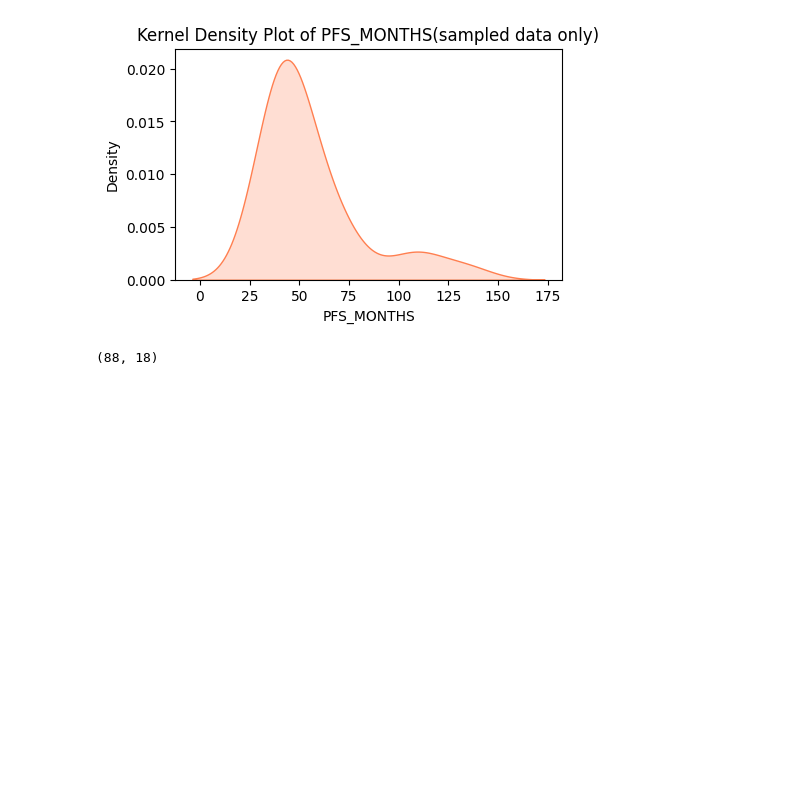
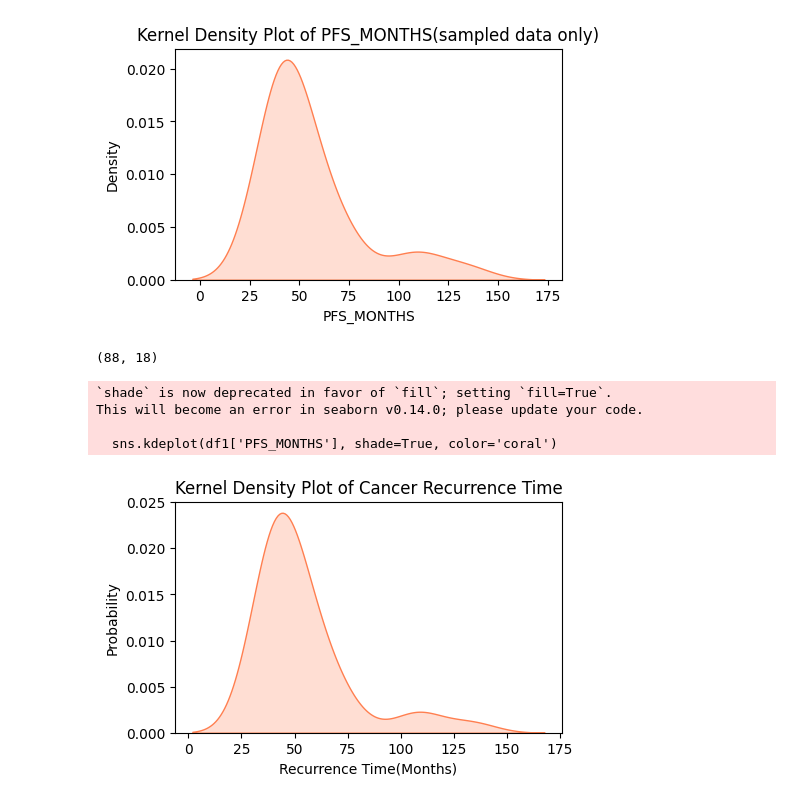
Before and after one commit to sha9189/Colorectal_Cancer_Analysis, a Jupyter notebook: 01_colorectal_adenocarcinoma/05_extend_usable_data.ipynb, the cells around one changed output. Drawn from its saved outputs; the diff is of its cells as text; code cells hidden in the pictures; blank space fills up the shorter version.

```diff
--- a/colorectal_adenocarcinoma/05_extend_usable_data.ipynb
+++ b/01_colorectal_adenocarcinoma/05_extend_usable_data.ipynb
@@ -134,3 +134,17 @@ new_data.to_csv(
     os.path.join(study_path, "pathological_df_v2.csv"),
     index=False
 )
+# %%
+# Kernel Density Plot
+plt.figure(figsize=(5, 3))
+sns.kdeplot(df1['PFS_MONTHS'], shade=True, color='coral')
+plt.title('Kernel Density Plot of Cancer Recurrence Time')
+plt.xlabel('Recurrence Time(Months)')
+plt.ylabel('Probability')
+plt.show()
+# %% [output]
+`shade` is now deprecated in favor of `fill`; setting `fill=True`.
+This will become an error in seaborn v0.14.0; please update your code.
+
+  sns.kdeplot(df1['PFS_MONTHS'], shade=True, color='coral')
+[figure, added]
```
Also changed, not shown: 41 other files.
